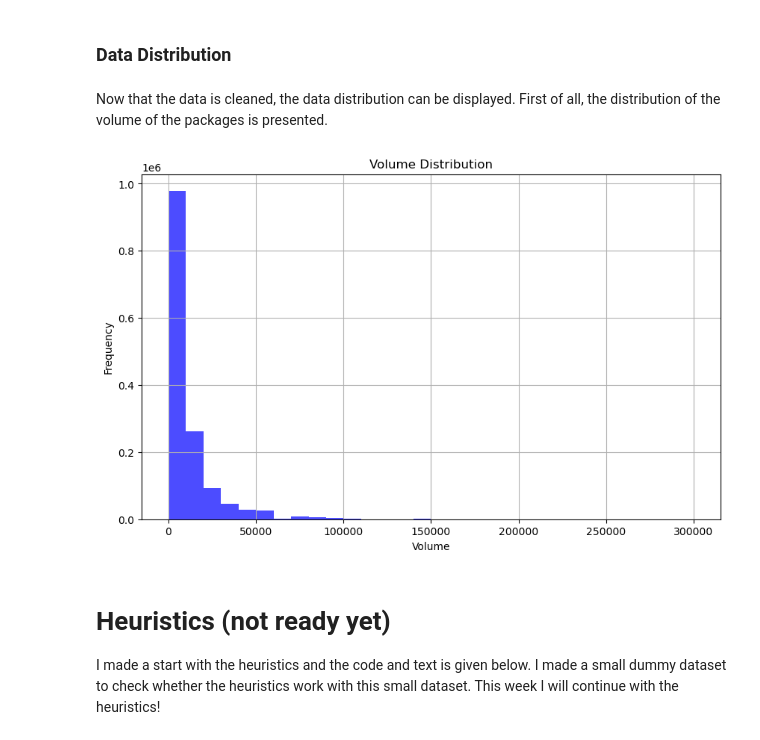
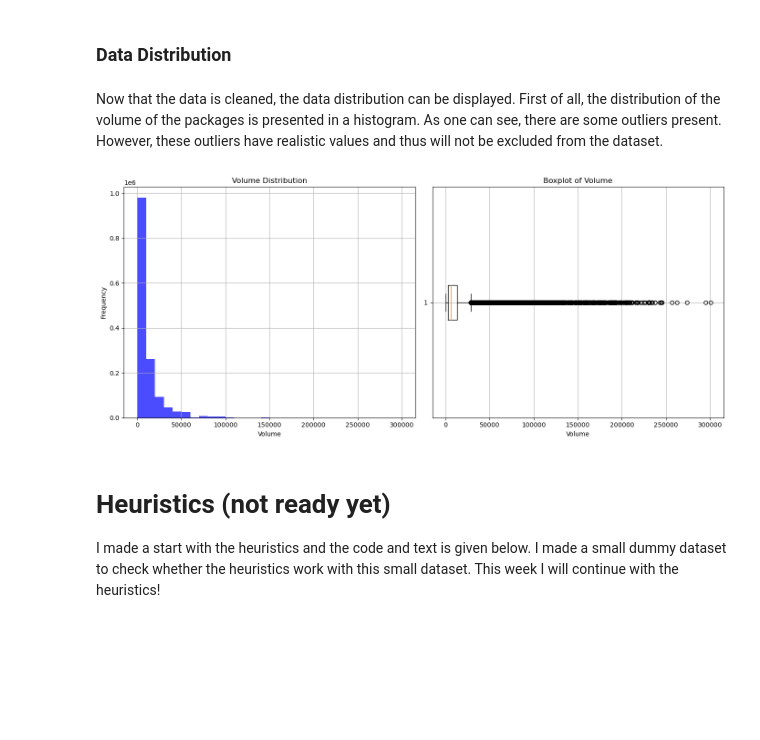
Before and after one commit to ftamsma/Group33_TIL, a Jupyter notebook: project_template.ipynb, the cells around one changed output. Saved outputs shown, nothing was run; the diff lists cells and outputs as text; code cells hidden in the pictures; blank space fills up the shorter version.

Commit message:
I have added a histogram and boxplot

```diff
--- a/project_template.ipynb
+++ b/project_template.ipynb
@@ -187,20 +187,34 @@ Before implementing our algorithms, the raw data must be cleaned. For the first
 # %% [markdown]
 ### Data Distribution
 # %% [markdown]
-Now that the data is cleaned, the data distribution can be displayed. First of all, the distribution of the volume of the packages is presented.
+Now that the data is cleaned, the data distribution can be displayed. First of all, the distribution of the volume of the packages is presented in a histogram. As one can see, there are some outliers present. However, these outliers have realistic values and thus will not be excluded from the dataset.
 # %%
 # Add a column named package_volume by multiplying DepthCM, HeightCM and WidthCM
 df_package['package_volume'] = (df_package['DepthCM'] * df_package['HeightCM'] * df_package['WidthCM'])
 
-plt.figure(figsize=(10, 6))
-plt.hist(df_package['package_volume'], bins=30, color='blue', alpha=0.7)
-plt.title('Volume Distribution')
-plt.xlabel('Volume')
-plt.ylabel('Frequency')
-plt.grid(True)
+# Create a figure with two subplots
+fig, (ax1, ax2) = plt.subplots(1, 2, figsize=(14, 6))
+
+# Plot the histogram on the first subplot (ax1)
+ax1.hist(df_package['package_volume'], bins=30, color='blue', alpha=0.7)
+ax1.set_title('Volume Distribution')
+ax1.set_xlabel('Volume')
+ax1.set_ylabel('Frequency')
+ax1.grid(True)
+
+# Plot the boxplot on the second subplot (ax2)
+ax2.boxplot(df_package['package_volume'], vert=False)
+ax2.set_title('Boxplot of Volume')
+ax2.set_xlabel('Volume')
+ax2.grid(True)
+
+# Adjust the layout for better spacing
+plt.tight_layout()
+
+# Show the combined plot
 plt.show()
 # %% [output]
-[figure, old version]
+[figure, new version]
 # %% [markdown]
 # Heuristics (not ready yet)
 
```
